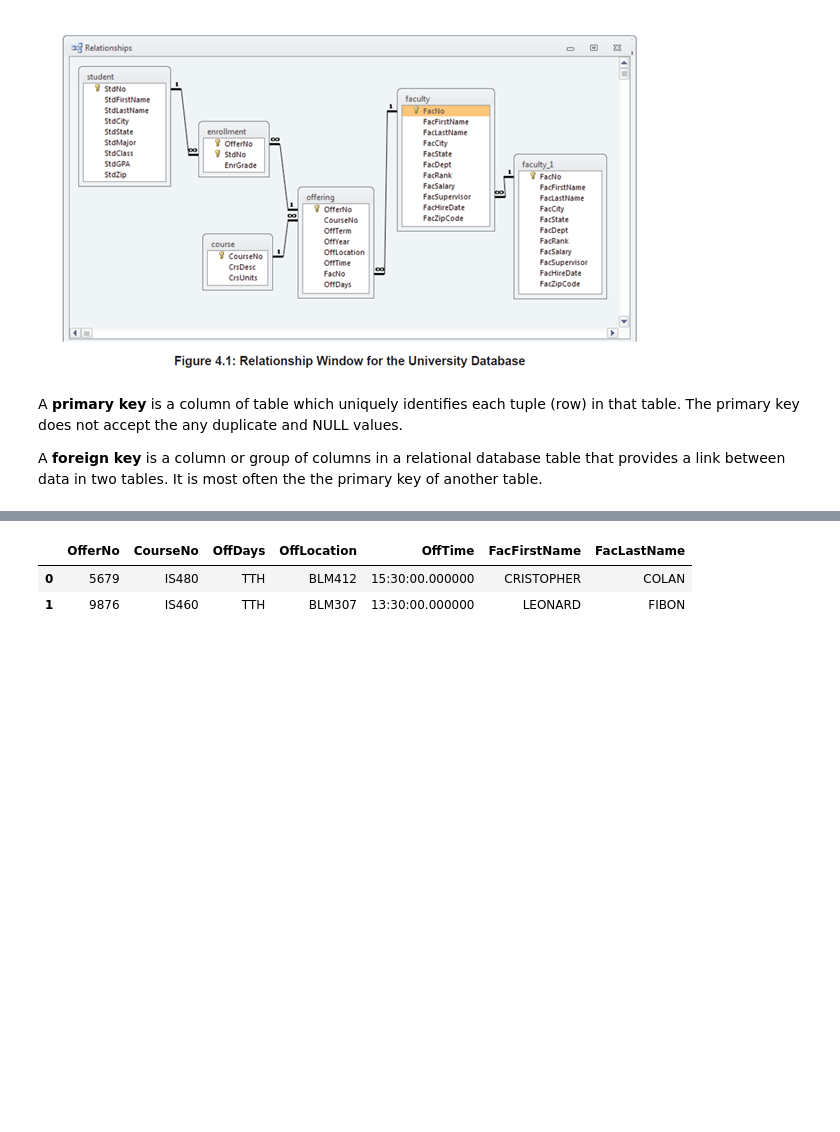
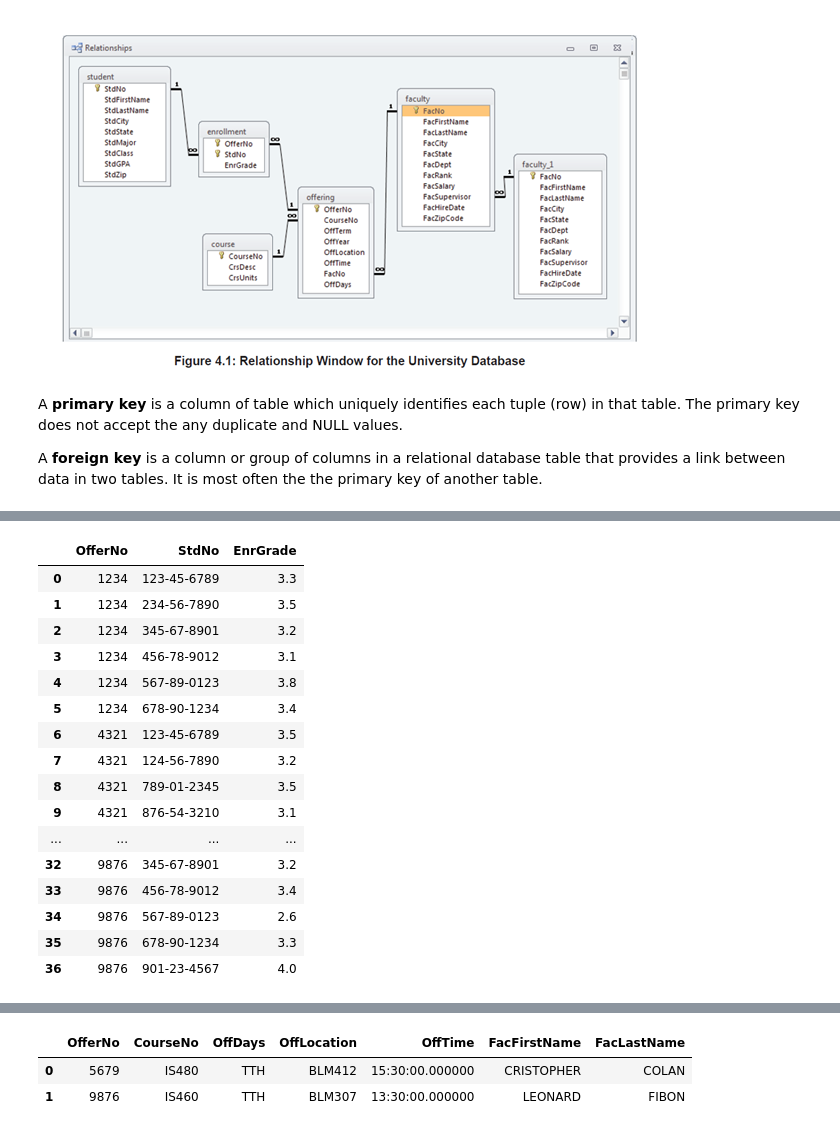
Before and after one commit to ogut77/MIS, a Jupyter notebook: MTBlank.ipynb, the cells around one changed output, grey strips where cells are left out. Drawn from its saved outputs; the diff is of its cells as text; code cells hidden in the pictures; blank space fills up the shorter version.

```diff
--- a/MTBlank.ipynb
+++ b/MTBlank.ipynb
@@ -41,3 +61,29 @@ It is most often the the primary key of another table.
+# %%
+#Query 1B-List Student's all  enrollment grade from offering(Enrollment Table)
+txt='''
+Select *
+From Enrollment
+'''
+Q1B =  psql.sqldf(txt)
+Q1B
+# %% [output]
+|  | OfferNo | StdNo | EnrGrade |
+| 0 | 1234 | 123-45-6789 | 3.3 |
+| 1 | 1234 | 234-56-7890 | 3.5 |
+| 2 | 1234 | 345-67-8901 | 3.2 |
+| 3 | 1234 | 456-78-9012 | 3.1 |
+| 4 | 1234 | 567-89-0123 | 3.8 |
+| 5 | 1234 | 678-90-1234 | 3.4 |
+| 6 | 4321 | 123-45-6789 | 3.5 |
+| 7 | 4321 | 124-56-7890 | 3.2 |
+| 8 | 4321 | 789-01-2345 | 3.5 |
+| 9 | 4321 | 876-54-3210 | 3.1 |
+| ... | ... | ... | ... |
+| 32 | 9876 | 345-67-8901 | 3.2 |
+| 33 | 9876 | 456-78-9012 | 3.4 |
+| 34 | 9876 | 567-89-0123 | 2.6 |
+| 35 | 9876 | 678-90-1234 | 3.3 |
+| 36 | 9876 | 901-23-4567 | 4.0 |
 # %%
 #Query 1-List all student info and
 #their enrollment grade from a course(Just use two tables)
```
Also changed, not shown: parts of 61 cells of this notebook.
